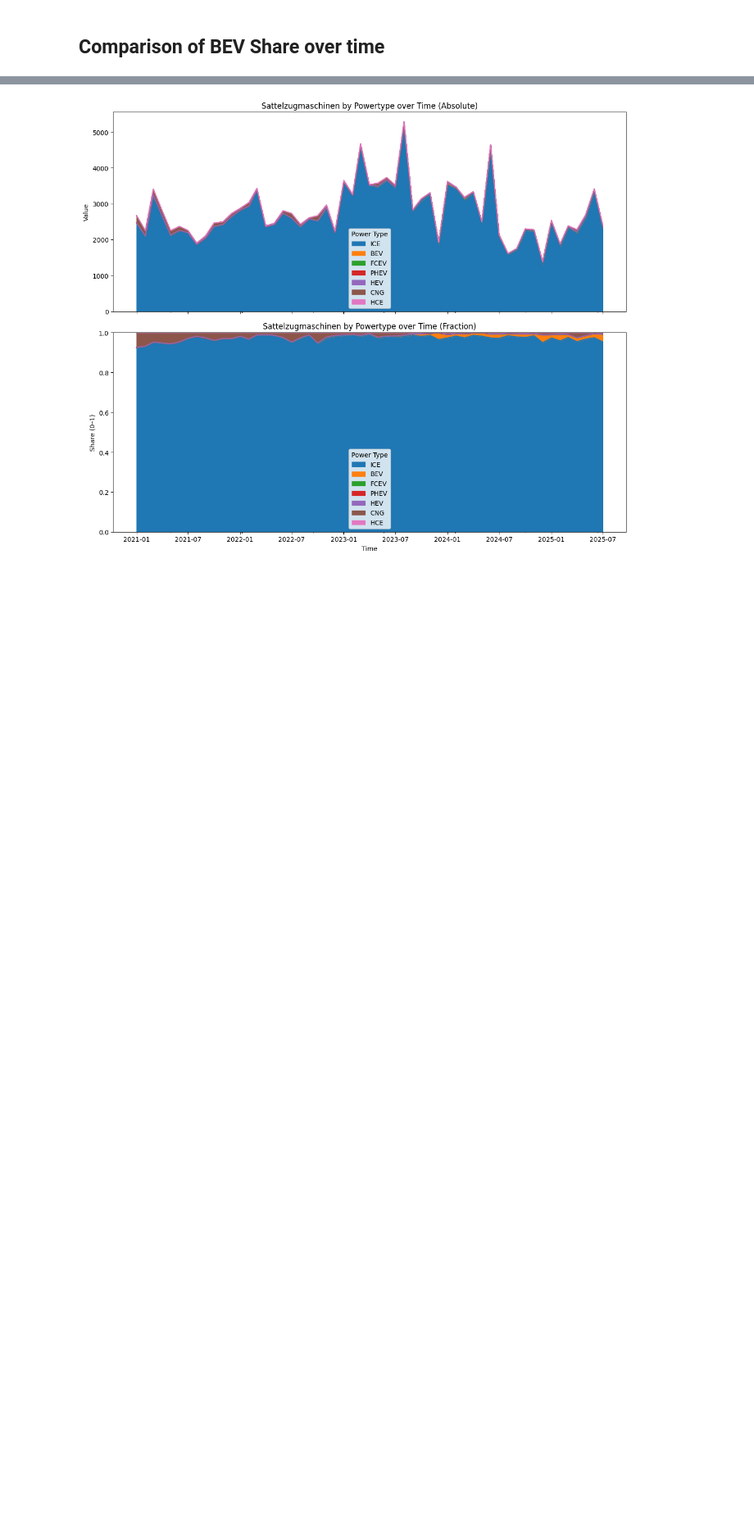
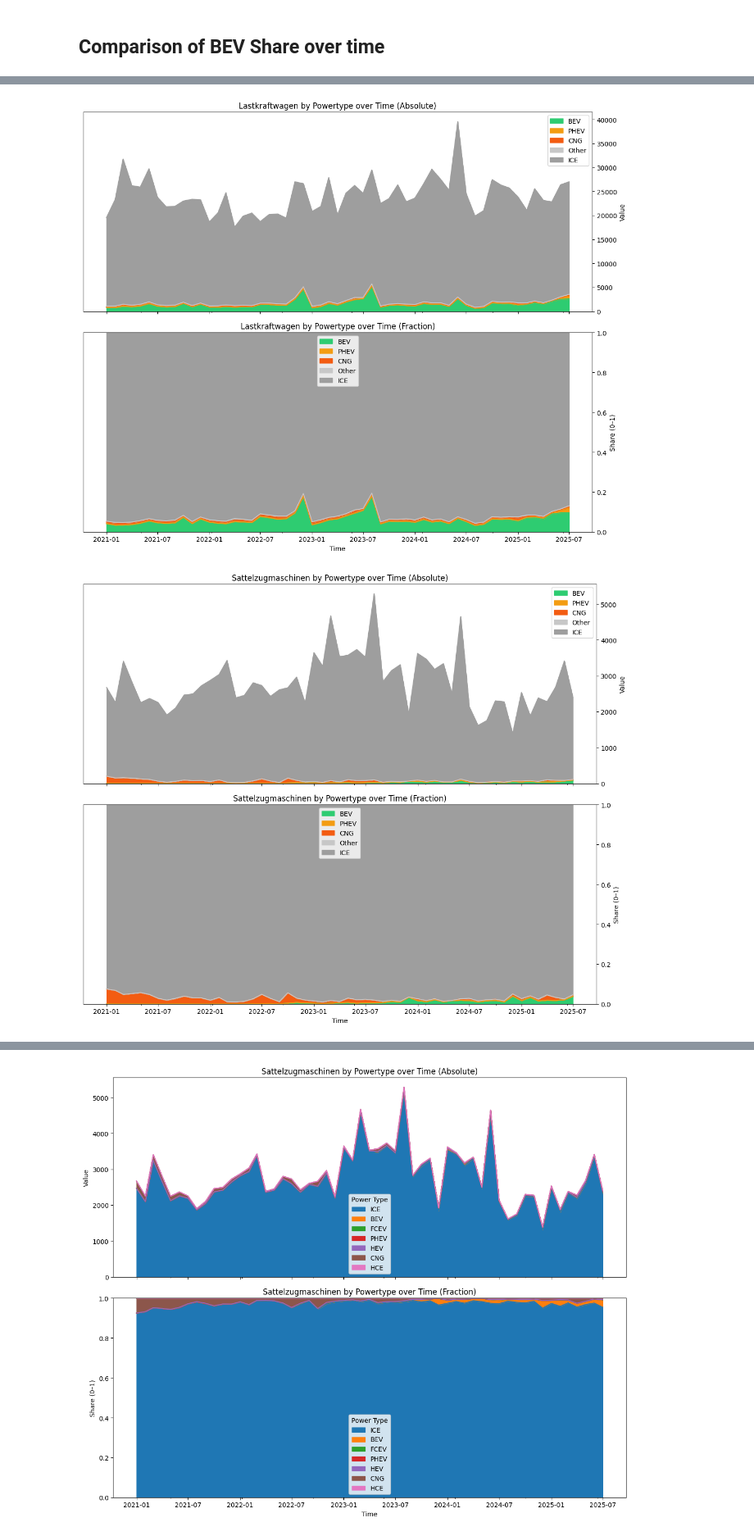
Before and after one commit to DerGenaue/ev_transition, a Jupyter notebook: de_electric_truck_development.ipynb, the cells around one changed output, grey strips where cells are left out. Shown at 82% size. Drawn from its saved outputs; the diff is of its cells as text; code cells hidden in the pictures; blank space fills up the shorter version.

```diff
--- a/de_electric_truck_development.ipynb
+++ b/de_electric_truck_development.ipynb
@@ -99,0 +94,55 @@ plot_bev_share(types)
+# %%
+
+def plot_by_power_type(kfztype):
+    order = ['BEV', 'PHEV', 'CNG', 'Other', 'ICE']
+    colors = {
+        'BEV': '#2ecc71',  # green
+        'PHEV': '#f39c12',  # orange
+        'CNG': '#f35c12',  # orange
+        'Other': '#c7c7c7', # dark grey
+        'ICE': '#9e9e9e' # grey
+    }
+
+    df_plot = ev_data.xs(kfztype, axis=1, level=0, drop_level=True).sort_index()
+
+    get_name = lambda c: getattr(c, 'value', str(c))
+    names = {c: get_name(c) for c in df_plot.columns}
+
+    other_cols = [c for c, n in names.items() if n not in {'BEV', 'PHEV', 'ICE', 'CNG'}]
+
+    df_plot2 = pd.DataFrame({
+        'BEV': df_plot[PowerType.BEV],
+        'PHEV': df_plot[PowerType.PHEV],
+        'CNG': df_plot[PowerType.CNG],
+        'Other': df_plot[other_cols].sum(axis=1) if other_cols else 0,
+        'ICE': df_plot[PowerType.ICE],
+    }).reindex(columns=order)
+
+    df_share2 = df_plot2.div(df_plot2.sum(axis=1), axis=0)
+
+    color_list = [colors[k] for k in order]
+
+    fig2, axes2 = plt.subplots(2, 1, figsize=(12, 10), sharex=True)
+
+    df_plot2.plot(kind='area', stacked=True, ax=axes2[0], color=color_list)
+    axes2[0].set_title(f'{kfztype} by Powertype over Time (Absolute)')
+    axes2[0].set_ylabel('Value')
+    axes2[0].yaxis.set_label_position("right")
+    axes2[0].yaxis.tick_right()
+
+    df_share2.plot(kind='area', stacked=True, ax=axes2[1], color=color_list)
+    axes2[1].set_title(f'{kfztype} by Powertype over Time (Fraction)')
+    axes2[1].set_xlabel('Time')
+    axes2[1].set_ylabel('Share (0–1)')
+    axes2[1].set_ylim(0, 1)
+    axes2[1].yaxis.set_label_position("right")
+    axes2[1].yaxis.tick_right()
+
+    plt.tight_layout()
+    plt.show()
+
+plot_by_power_type('Lastkraftwagen')
+plot_by_power_type('Sattelzugmaschinen')
+# %% [output]
+[figure, added]
+[figure, added]
```
Also changed, not shown: parts of 8 cells of this notebook, 1 other file.
